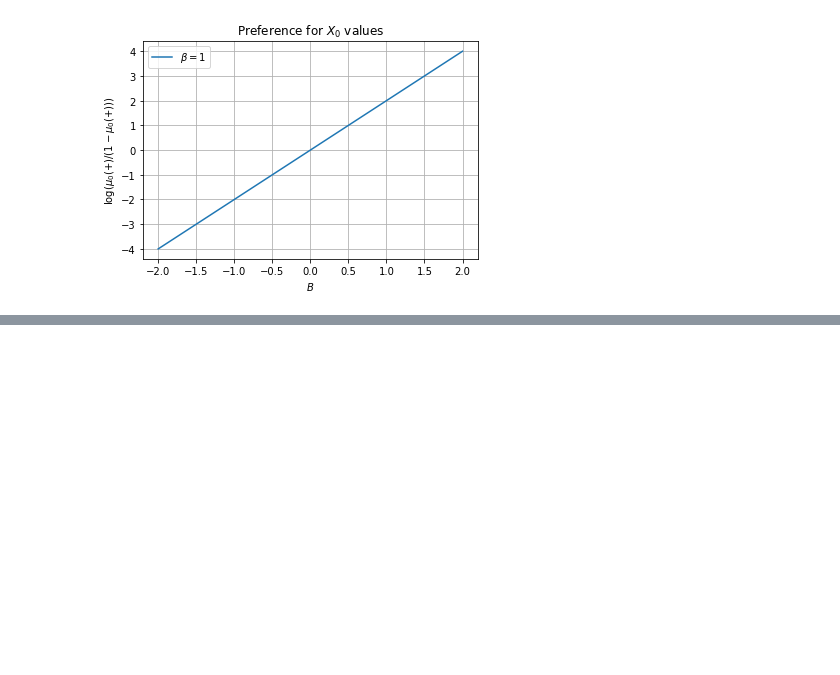
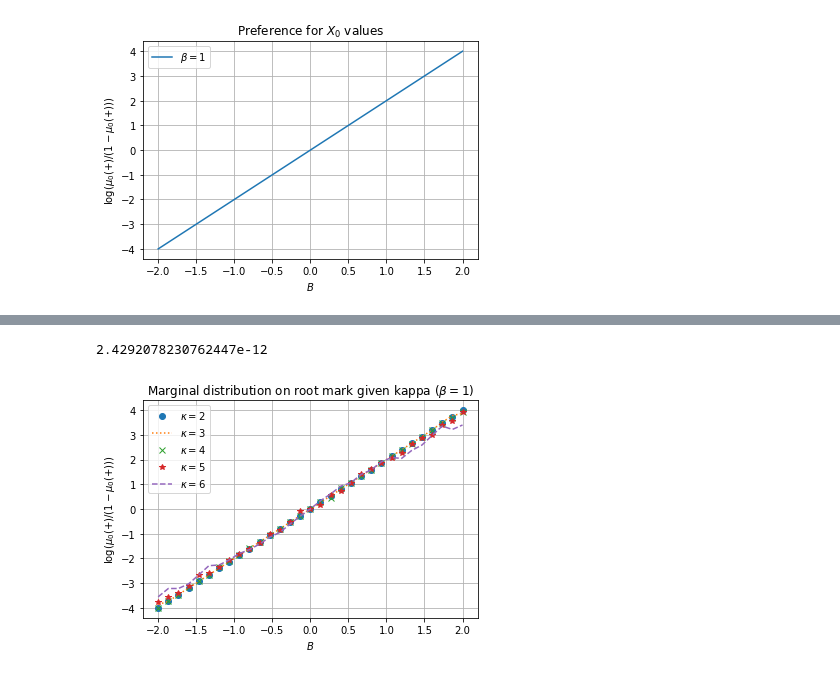
Before and after one commit to YizhongHu/statistical_mechanics_on_graphs, a Jupyter notebook: src/edward_anderson.ipynb, the cells around one changed output, grey strips where cells are left out. Cells and saved outputs as stored; diff of their text form; code cells hidden in the pictures; blank space fills up the shorter version.

Commit message:
different kappa values

```diff
--- a/src/edward_anderson.ipynb
+++ b/src/edward_anderson.ipynb
@@ -122,8 +121,9 @@ eta()=array([[0.03125, 0.0625 , 0.03125, 0.0625 , 0.0625 , 0.0625 , 0.0625 ,
        [0.0625, 0.0625, 0.0625, 0.0625]])
 np.sum(ver_dist)=1.0
 # %%
-def optimize(beta, B, kappa, mu0=None, verbose=False, ftol=1e-9, constr_tol=1e-10):
-    C = get_configuration_chart(4, kappa)
+def optimize(beta, B, kappa, mu0=None, C=None, verbose=False, ftol=1e-9, constr_tol=1e-10):
+    if C is None:
+        C = get_configuration_chart(4, kappa)
     if verbose:
         print(f'{C=}')
     num_configurations = len(C)
@@ -144,7 +144,7 @@ def optimize(beta, B, kappa, mu0=None, verbose=False, ftol=1e-9, constr_tol=1e-1
                                      [C[:, 3], -C[:, 2]]]) / kappa
     admissibility_constraint = LinearConstraint(admissibility_linear, lb=0, ub=0, keep_feasible=True)
 
-    res = minimize(lambda mu: -objective_function(mu.reshape(2, num_configurations), beta=beta, B=B, kappa=kappa),
+    res = minimize(lambda mu: -objective_function(mu.reshape(2, num_configurations), beta=beta, B=B, kappa=kappa, C=C),
                    x0=mu0.flatten(), method='SLSQP',
                    constraints=[norm_constraint, admissibility_constraint],
                    bounds=bounds,
@@ -153,8 +153,8 @@ def optimize(beta, B, kappa, mu0=None, verbose=False, ftol=1e-9, constr_tol=1e-1
     mu = res.x.reshape(2, num_configurations)
 
     if verbose:
-        print(f'{objective_function(mu)=}\n')
-        print(f'{mu=}\n\n{np.sum(mu)=}\n\n{edge_distribution(mu)=}')
+        print(f'{objective_function(mu, beta=beta, B=B, kappa=kappa, C=C)=}\n')
+        print(f'{mu=}\n\n{np.sum(mu)=}\n\n edge_distribution={edge_distribution(mu, kappa=kappa, counts=C)}')
 
     return mu
 # %%
@@ -327,0 +346,5 @@ plt.savefig('../img/EA_x0_B_logisitic.png')
+# %%
+kappa = 6
+B = 2
+C = get_configuration_chart(4, kappa=kappa)
+mu = optimize(beta=beta, B=B, kappa=kappa, C=C, ftol=1e-10, verbose=True)
@@ -327,0 +386,30 @@ plt.savefig('../img/EA_x0_B_logisitic.png')
+# %%
+np.min(mu)
+# %% [output]
+2.4292078230762447e-12
+# %%
+Bs = np.linspace(-2, 2, 31)
+kappas = [2, 3, 4, 5, 6]
+beta = 1
+
+res = []
+for kappa, m in zip(kappas, ['o', ':', 'x', '*', '--']):
+    probabilities = []
+    for B in tqdm(Bs):
+        mu = optimize(beta=beta, B=B, kappa=kappa, ftol=1e-10)
+        probabilities.append(np.sum(mu[1]))
+
+    res.append(probabilities)
+# %%
+for probabilities, kappa, m in zip(res, kappas, ['o', ':', 'x', '*', '--']):
+    probabilities = np.array(probabilities)
+    plt.plot(Bs, np.log(probabilities / (1 - probabilities)), m, label=f'$\\kappa={kappa}$')
+
+plt.title(f'Marginal distribution on root mark given kappa ($\\beta={beta}$)')
+plt.xlabel('$B$')
+plt.ylabel('$\log(\mu_0(+) / (1-\mu_0(+)))$')
+plt.grid(True)
+plt.legend()
+plt.savefig('../img/EA_x0_B_logisitic_change_kappa.png')
+# %% [output]
+[figure, added]
```
Also changed, not shown: parts of 5 cells of this notebook, 2 other files.
